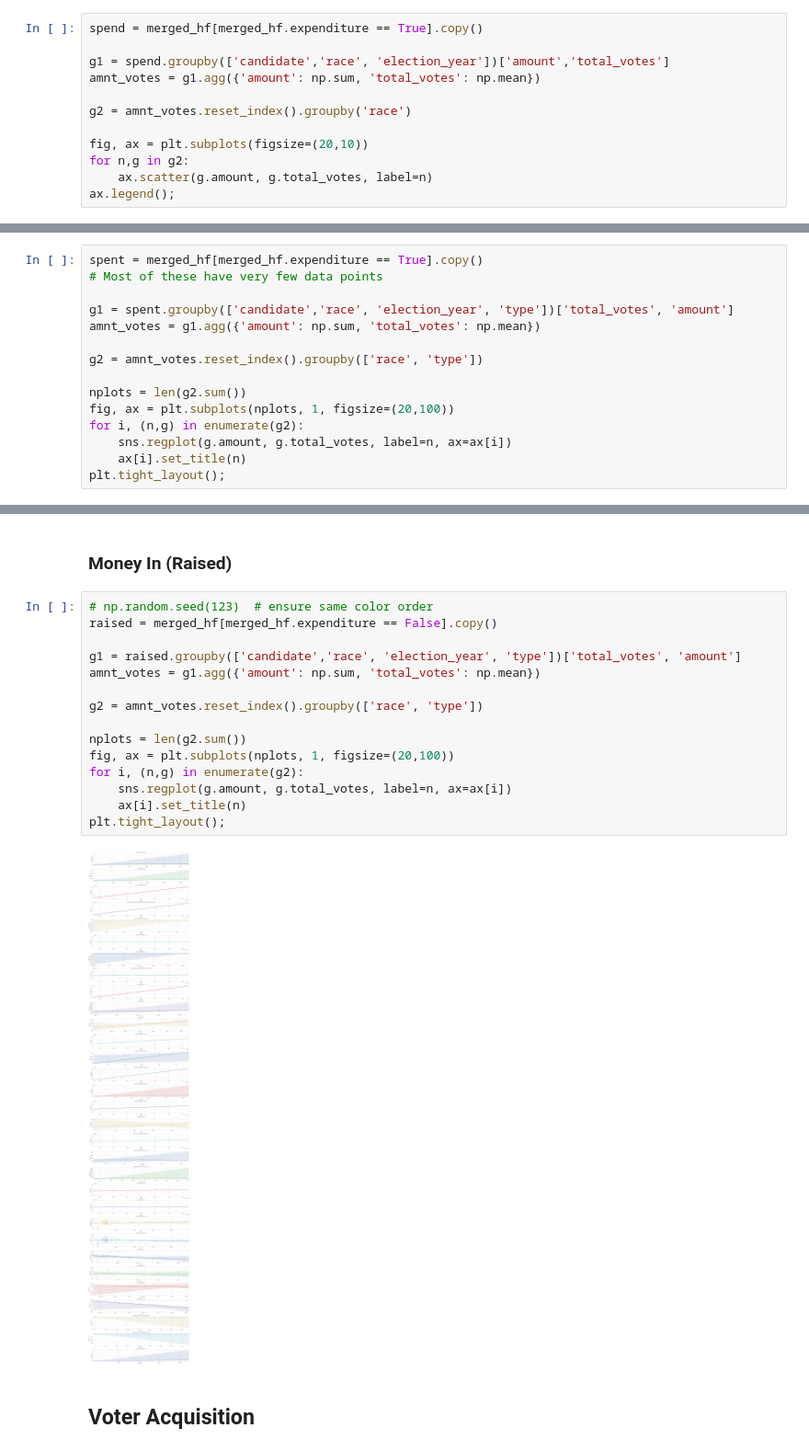
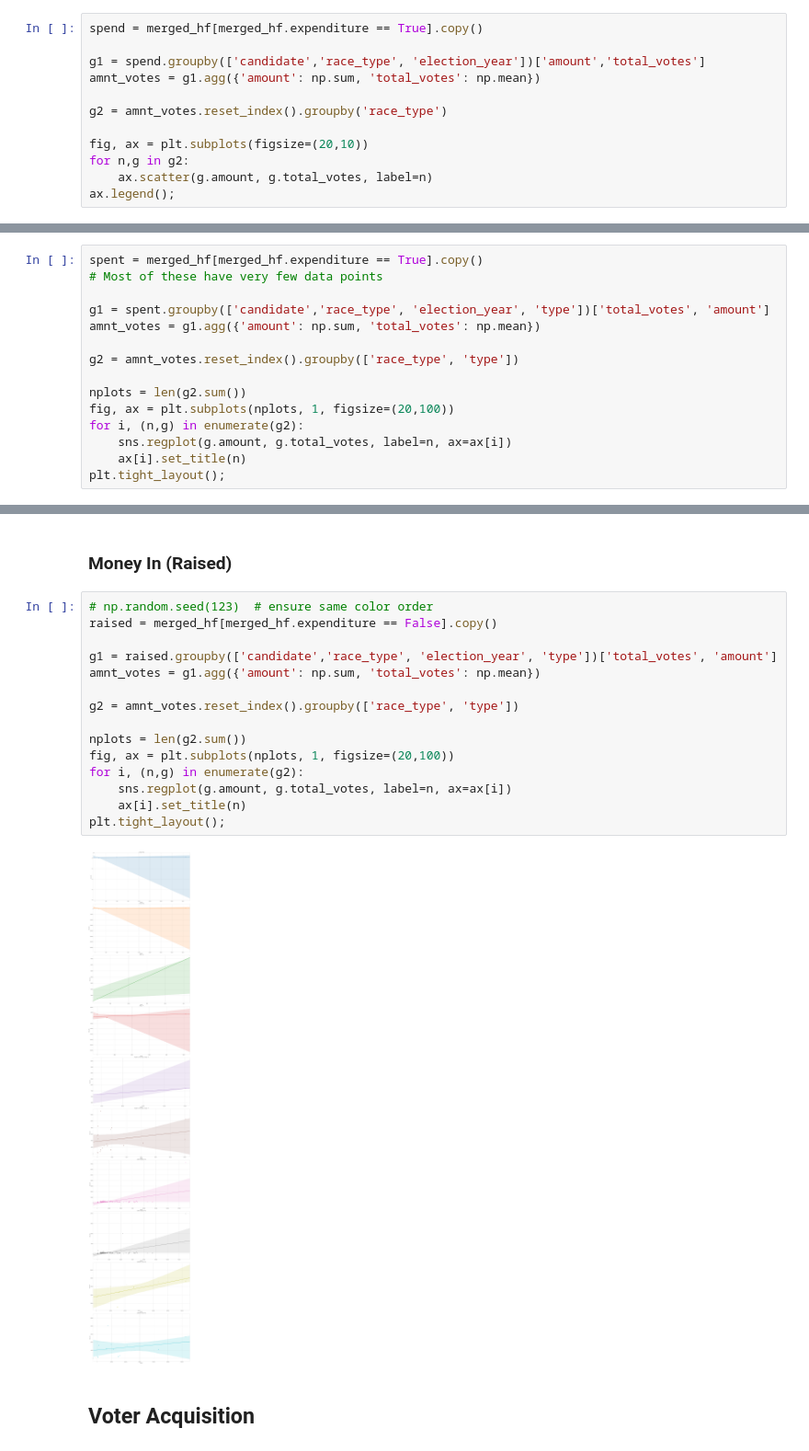
Before and after one commit to hackoregon/elections-2018, a Jupyter notebook: notebooks/overall_analysis_ballots_transactions_committees.ipynb, the cells around one changed output, grey strips where cells are left out. Shown at 92% size. Cells and saved outputs as stored; diff of their text form.

```diff
--- a/notebooks/overall_analysis_ballots_transactions_committees.ipynb
+++ b/notebooks/overall_analysis_ballots_transactions_committees.ipynb
@@ -357,10 +359,10 @@ These are easily changed to analyze race type/category instead of Race: just cha
 # %%
 spend = merged_hf[merged_hf.expenditure == True].copy()
 
-g1 = spend.groupby(['candidate','race', 'election_year'])['amount','total_votes']
+g1 = spend.groupby(['candidate','race_type', 'election_year'])['amount','total_votes']
 amnt_votes = g1.agg({'amount': np.sum, 'total_votes': np.mean})
 
-g2 = amnt_votes.reset_index().groupby('race')
+g2 = amnt_votes.reset_index().groupby('race_type')
 
 fig, ax = plt.subplots(figsize=(20,10))
 for n,g in g2:
@@ -374,10 +376,10 @@ ax.legend();
 spent = merged_hf[merged_hf.expenditure == True].copy()
 # Most of these have very few data points
 
-g1 = spent.groupby(['candidate','race', 'election_year', 'type'])['total_votes', 'amount']
+g1 = spent.groupby(['candidate','race_type', 'election_year', 'type'])['total_votes', 'amount']
 amnt_votes = g1.agg({'amount': np.sum, 'total_votes': np.mean})
 
-g2 = amnt_votes.reset_index().groupby(['race', 'type'])
+g2 = amnt_votes.reset_index().groupby(['race_type', 'type'])
 
 nplots = len(g2.sum())
 fig, ax = plt.subplots(nplots, 1, figsize=(20,100))
@@ -392,20 +394,20 @@ plt.tight_layout();
 # %%
 # np.random.seed(123)  # ensure same color order
 raised = merged_hf[merged_hf.expenditure == False].copy()
 
-g1 = raised.groupby(['candidate','race', 'election_year', 'type'])['total_votes', 'amount']
+g1 = raised.groupby(['candidate','race_type', 'election_year', 'type'])['total_votes', 'amount']
 amnt_votes = g1.agg({'amount': np.sum, 'total_votes': np.mean})
 
-g2 = amnt_votes.reset_index().groupby(['race', 'type'])
+g2 = amnt_votes.reset_index().groupby(['race_type', 'type'])
 
 nplots = len(g2.sum())
 fig, ax = plt.subplots(nplots, 1, figsize=(20,100))
 for i, (n,g) in enumerate(g2):
     sns.regplot(g.amount, g.total_votes, label=n, ax=ax[i])
     ax[i].set_title(n)
 plt.tight_layout();
 # %% [output]
-[figure, old version]
+[figure, new version]
 # %% [markdown]
 ## Voter Acquisition
 # %% [markdown]
```
Also changed, not shown: parts of 22 cells of this notebook.
